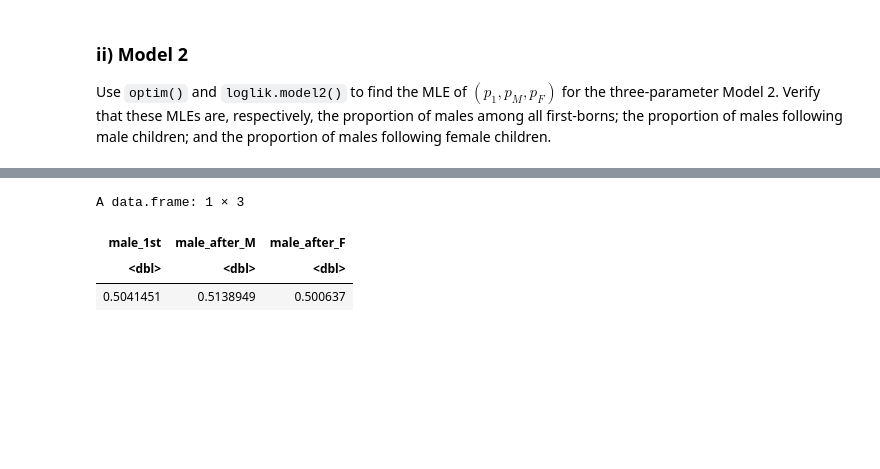
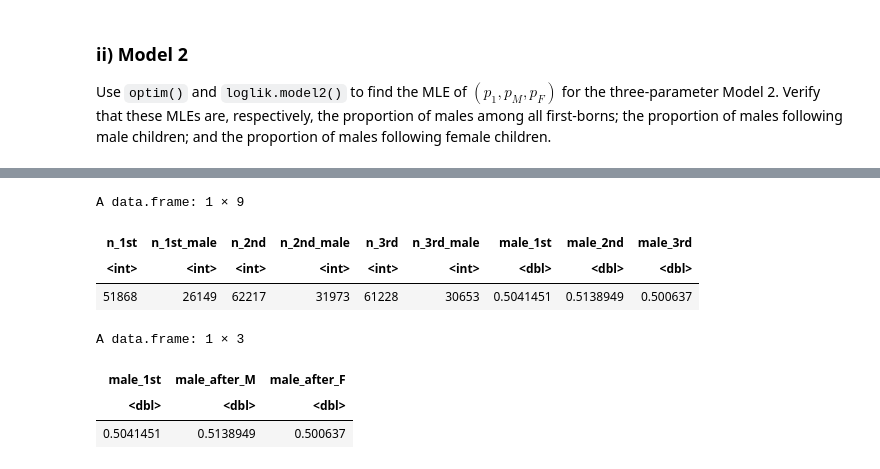
Before and after one commit to ShoSato-047/STAT380, a Jupyter notebook: ShoSato_HW3_(2025)_model_likelihoods_and_simple_logistic.ipynb, the cells around one changed output, grey strips where cells are left out. Drawn from its saved outputs; the diff is of its cells as text; code cells hidden in the pictures; blank space fills up the shorter version.

```diff
--- a/ShoSato_HW3_(2025)_model_likelihoods_and_simple_logistic.ipynb
+++ b/ShoSato_HW3_(2025)_model_likelihoods_and_simple_logistic.ipynb
@@ -538,3 +540,22 @@ Use `optim()` and `loglik.model2()` to find the MLE of $(p_1,p_M,p_F)$ for the t
+# %%
+# Verification of optim()
+sexratios %>%
+  summarise(n_1st = sum(sxprev=='First'),
+            n_1st_male = sum(sxprev=='First' & sxchld=='M'),
+            n_2nd = sum(sxprev=='M'),
+            n_2nd_male = sum(sxprev=='M' & sxchld=='M'),
+            n_3rd = sum(sxprev=='F'),
+            n_3rd_male = sum(sxprev=='F' & sxchld=='M'),
+            ) %>%
+  mutate(male_1st = n_1st_male/n_1st,
+         male_2nd = n_2nd_male/n_2nd,
+         male_3rd = n_3rd_male/n_3rd
+)
+# %% [output]
+A data.frame: 1 × 9
+| n_1st | n_1st_male | n_2nd | n_2nd_male | n_3rd | n_3rd_male | male_1st | male_2nd | male_3rd |
+| <int> | <int> | <int> | <int> | <int> | <int> | <dbl> | <dbl> | <dbl> |
+| 51868 | 26149 | 62217 | 31973 | 61228 | 30653 | 0.5041451 | 0.5138949 | 0.500637 |
 # %%
 # Verification of optim()
 sexratios %>%
```
Also changed, not shown: parts of 2 cells of this notebook.
